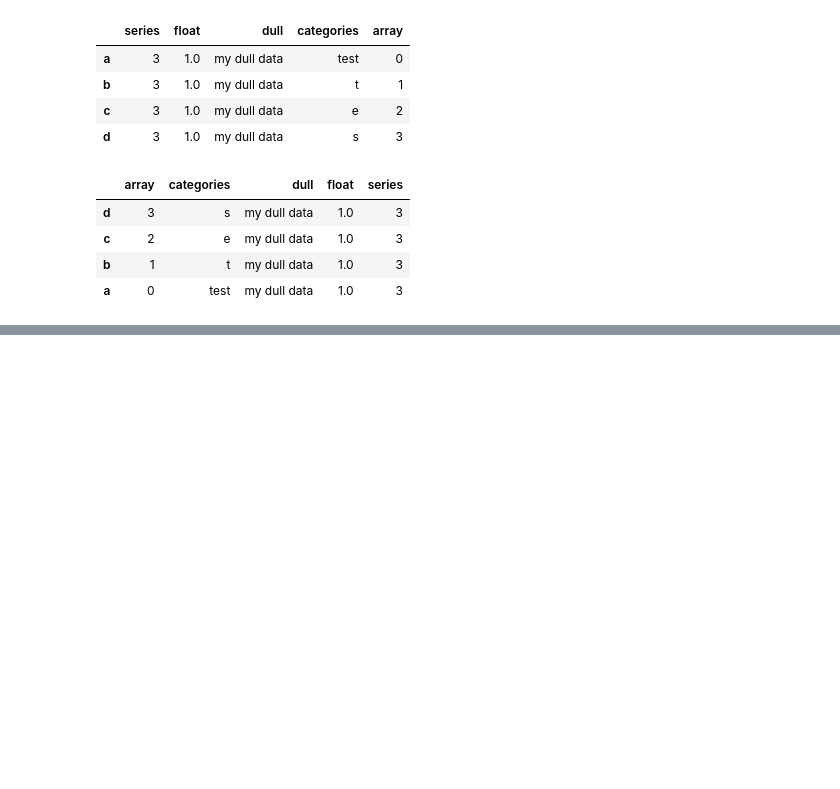
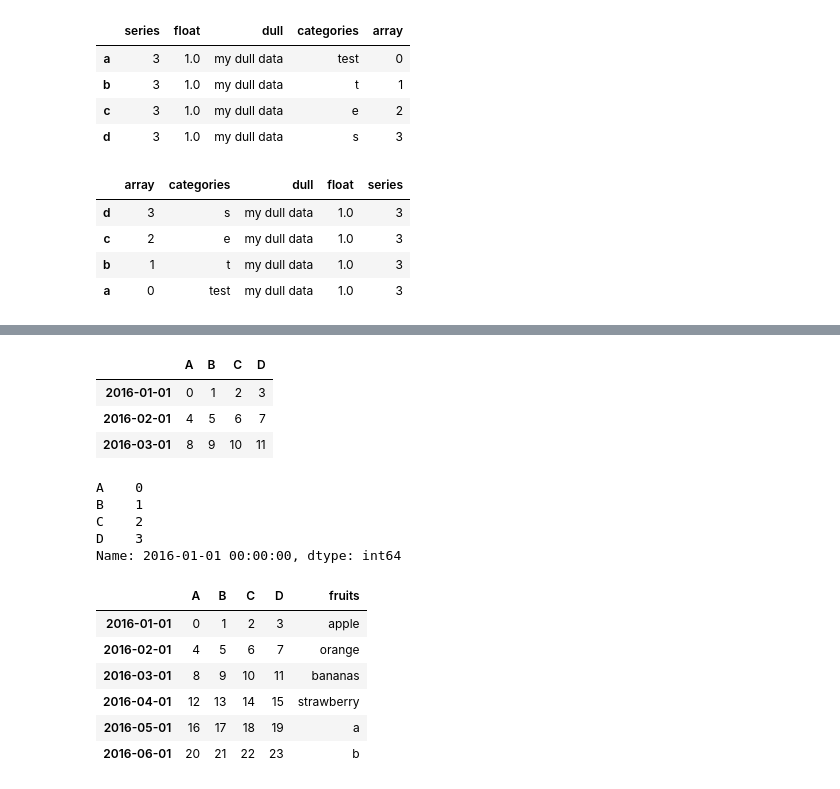
Before and after one commit to JinkaSyamkumar/python_learning, a Jupyter notebook: Pandas/test.ipynb, the cells around one changed output, grey strips where cells are left out. Drawn from its saved outputs; the diff is of its cells as text; code cells hidden in the pictures; blank space fills up the shorter version.

```diff
--- a/Pandas/test.ipynb
+++ b/Pandas/test.ipynb
@@ -131,0 +192,3 @@ my_dataframe.sort_values(by='array',ascending=False)
+# %%
+dates_index=pd.date_range('Jan2016',periods=6,freq='MS')
+dates_index
@@ -131,0 +199,5 @@ my_dataframe.sort_values(by='array',ascending=False)
+# %%
+np_data=np.array(np.arange(24)).reshape(6,4)
+# %%
+my_df=pd.DataFrame(data=np_data,index=dates_index,columns=list('ABCD'))
+my_df
@@ -131,0 +222,26 @@ my_dataframe.sort_values(by='array',ascending=False)
+# %%
+my_df[0:3]
+# %% [output]
+|  | A | B | C | D |
+| 2016-01-01 | 0 | 1 | 2 | 3 |
+| 2016-02-01 | 4 | 5 | 6 | 7 |
+| 2016-03-01 | 8 | 9 | 10 | 11 |
+# %%
+my_df.loc['2016-01-01']
+# %% [output]
+A    0
+B    1
+C    2
+D    3
+Name: 2016-01-01 00:00:00, dtype: int64
+# %%
+my_df['fruits']=['apple','orange','bananas','strawberry','a','b']
+my_df
+# %% [output]
+|  | A | B | C | D | fruits |
+| 2016-01-01 | 0 | 1 | 2 | 3 | apple |
+| 2016-02-01 | 4 | 5 | 6 | 7 | orange |
+| 2016-03-01 | 8 | 9 | 10 | 11 | bananas |
+| 2016-04-01 | 12 | 13 | 14 | 15 | strawberry |
+| 2016-05-01 | 16 | 17 | 18 | 19 | a |
+| 2016-06-01 | 20 | 21 | 22 | 23 | b |
```
Also changed, not shown: parts of 19 cells of this notebook, 50 other files.
